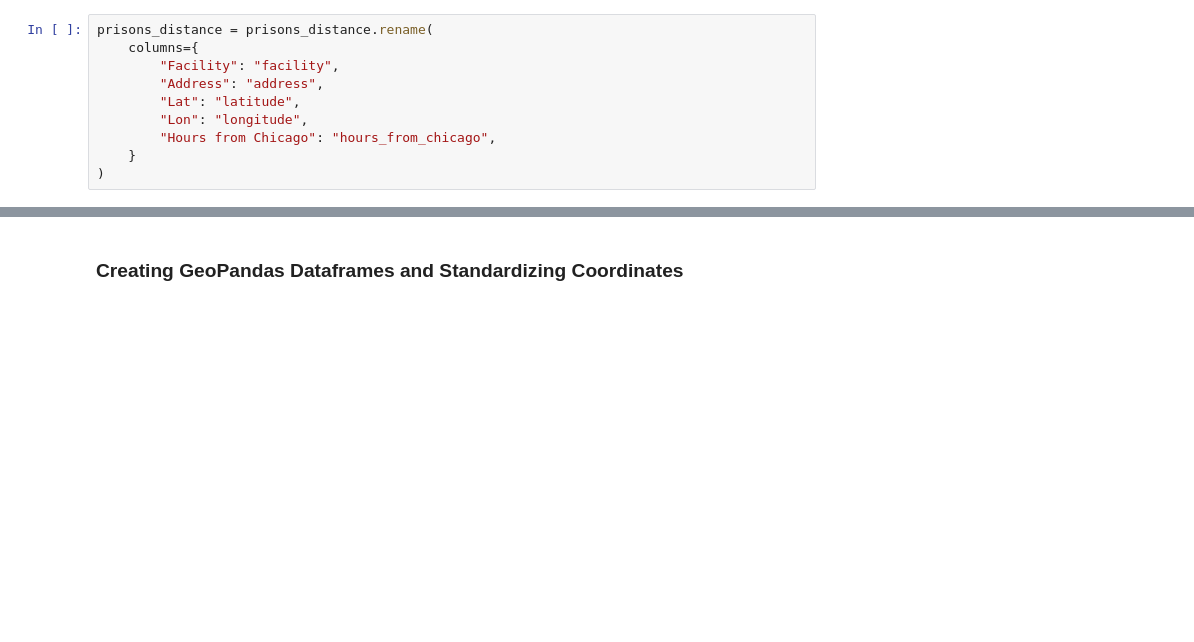
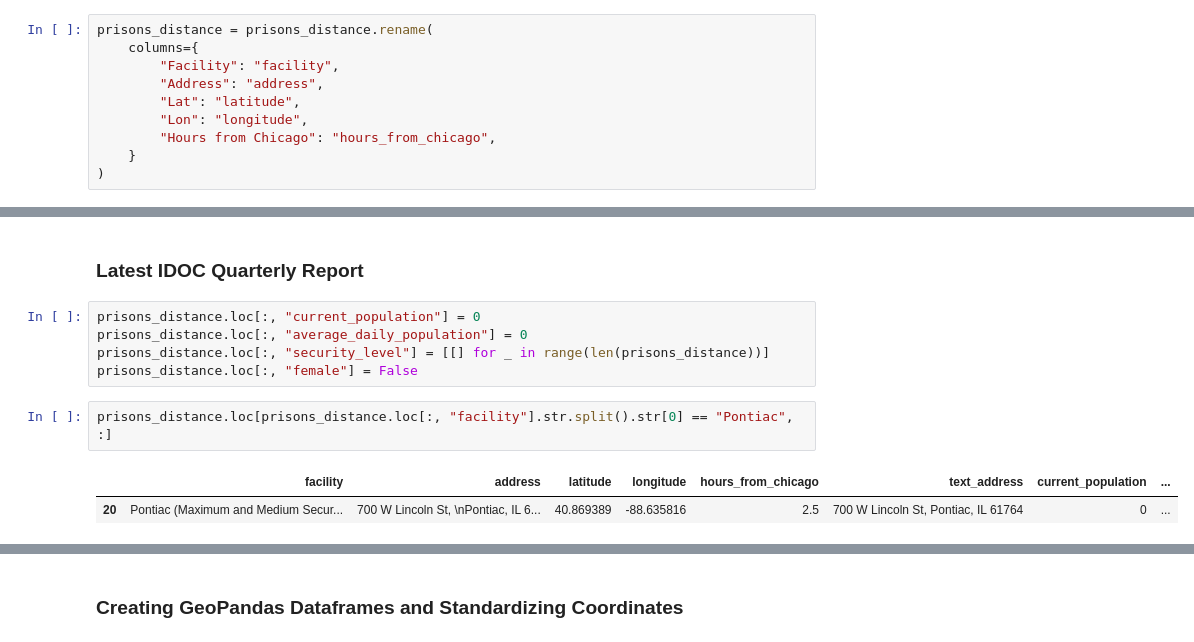
Before and after one commit to thejhapc/prisonmaps, a Jupyter notebook: notebooks/il_maps.ipynb, the cells around one changed output, grey strips where cells are left out. Cells and saved outputs as stored; diff of their text form; blank space fills up the shorter version.

```diff
--- a/notebooks/il_maps.ipynb
+++ b/notebooks/il_maps.ipynb
@@ -138,0 +140,12 @@ prisons_distance.head(50)
+# %% [markdown]
+### Latest IDOC Quarterly Report
+# %%
+prisons_distance.loc[:, "current_population"] = 0
+prisons_distance.loc[:, "average_daily_population"] = 0
+prisons_distance.loc[:, "security_level"] = [[] for _ in range(len(prisons_distance))]
+prisons_distance.loc[:, "female"] = False
+# %%
+prisons_distance.loc[prisons_distance.loc[:, "facility"].str.split().str[0] == "Pontiac", :]
+# %% [output]
+|  | facility | address | latitude | longitude | hours_from_chicago | text_address | current_population | ... |
+| 20 | Pontiac (Maximum and Medium Secur... | 700 W Lincoln St, \nPontiac, IL 6... | 40.869389 | -88.635816 | 2.5 | 700 W Lincoln St, Pontiac, IL 61764 | 0 | ... |
```
Also changed, not shown: parts of 22 cells of this notebook.
